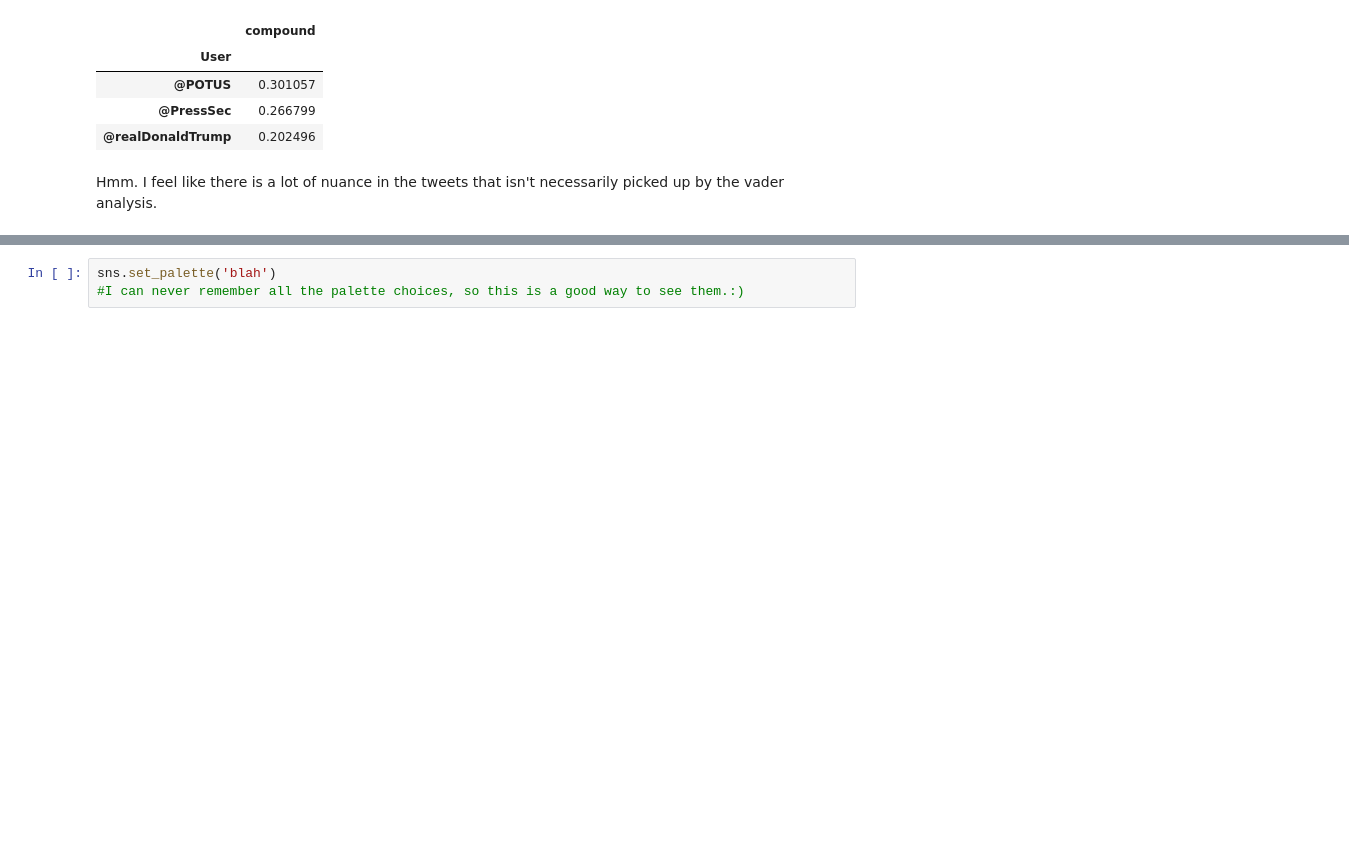
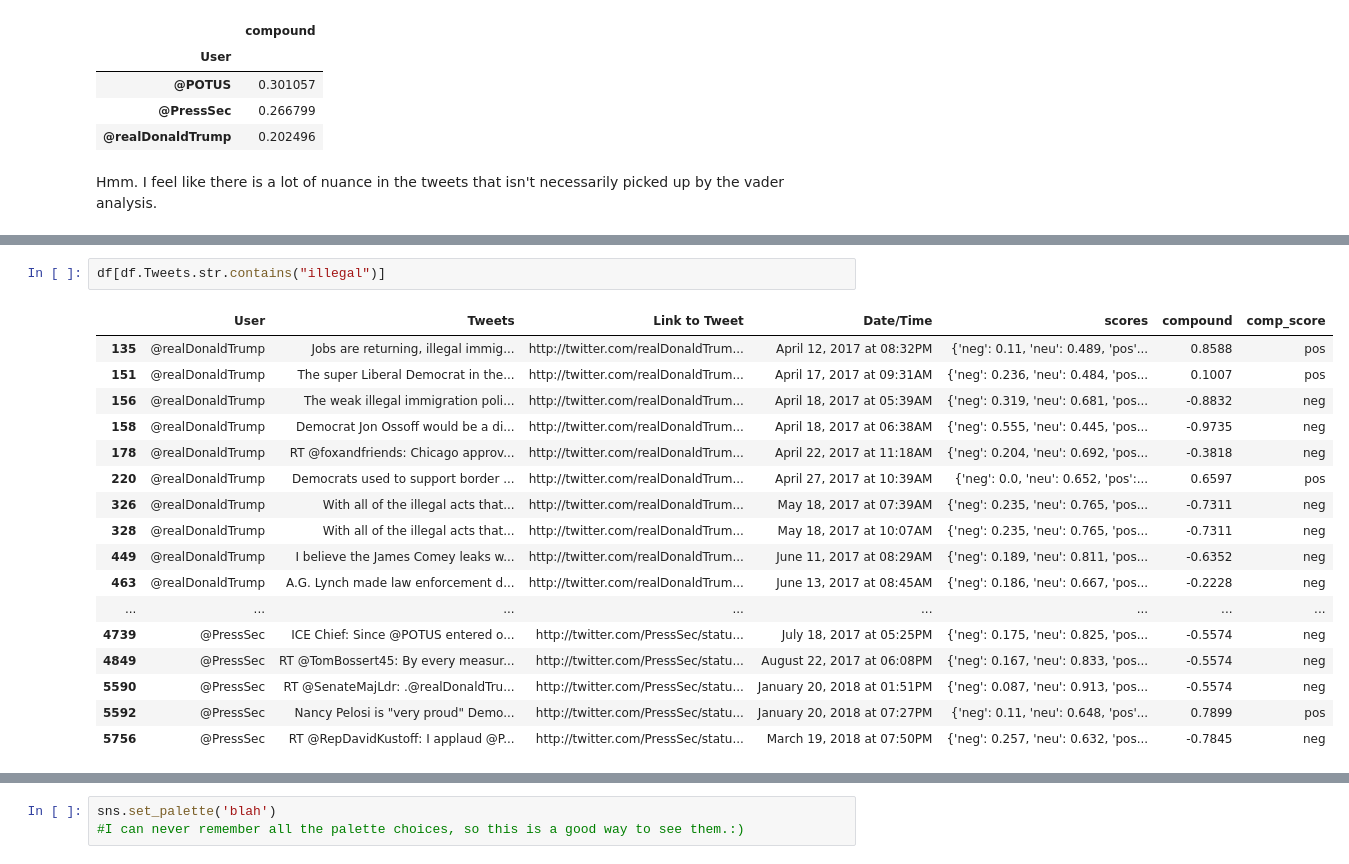
Before and after one commit to maeve70/SentimentAnalysis, a Jupyter notebook: SentimentAnalysis.ipynb, the cells around one changed output, grey strips where cells are left out. Cells and saved outputs as stored; diff of their text form; blank space fills up the shorter version.

```diff
--- a/SentimentAnalysis.ipynb
+++ b/SentimentAnalysis.ipynb
@@ -283,0 +314,20 @@ Hmm. I feel like there is a lot of nuance in the tweets that isn't necessarily p
+# %%
+df[df.Tweets.str.contains("illegal")]
+# %% [output]
+|  | User | Tweets | Link to Tweet | Date/Time | scores | compound | comp_score |
+| 135 | @realDonaldTrump | Jobs are returning, illegal immig... | http://twitter.com/realDonaldTrum... | April 12, 2017 at 08:32PM | {'neg': 0.11, 'neu': 0.489, 'pos'... | 0.8588 | pos |
+| 151 | @realDonaldTrump | The super Liberal Democrat in the... | http://twitter.com/realDonaldTrum... | April 17, 2017 at 09:31AM | {'neg': 0.236, 'neu': 0.484, 'pos... | 0.1007 | pos |
+| 156 | @realDonaldTrump | The weak illegal immigration poli... | http://twitter.com/realDonaldTrum... | April 18, 2017 at 05:39AM | {'neg': 0.319, 'neu': 0.681, 'pos... | -0.8832 | neg |
+| 158 | @realDonaldTrump | Democrat Jon Ossoff would be a di... | http://twitter.com/realDonaldTrum... | April 18, 2017 at 06:38AM | {'neg': 0.555, 'neu': 0.445, 'pos... | -0.9735 | neg |
+| 178 | @realDonaldTrump | RT @foxandfriends: Chicago approv... | http://twitter.com/realDonaldTrum... | April 22, 2017 at 11:18AM | {'neg': 0.204, 'neu': 0.692, 'pos... | -0.3818 | neg |
+| 220 | @realDonaldTrump | Democrats used to support border ... | http://twitter.com/realDonaldTrum... | April 27, 2017 at 10:39AM | {'neg': 0.0, 'neu': 0.652, 'pos':... | 0.6597 | pos |
+| 326 | @realDonaldTrump | With all of the illegal acts that... | http://twitter.com/realDonaldTrum... | May 18, 2017 at 07:39AM | {'neg': 0.235, 'neu': 0.765, 'pos... | -0.7311 | neg |
+| 328 | @realDonaldTrump | With all of the illegal acts that... | http://twitter.com/realDonaldTrum... | May 18, 2017 at 10:07AM | {'neg': 0.235, 'neu': 0.765, 'pos... | -0.7311 | neg |
+| 449 | @realDonaldTrump | I believe the James Comey leaks w... | http://twitter.com/realDonaldTrum... | June 11, 2017 at 08:29AM | {'neg': 0.189, 'neu': 0.811, 'pos... | -0.6352 | neg |
+| 463 | @realDonaldTrump | A.G. Lynch made law enforcement d... | http://twitter.com/realDonaldTrum... | June 13, 2017 at 08:45AM | {'neg': 0.186, 'neu': 0.667, 'pos... | -0.2228 | neg |
+| ... | ... | ... | ... | ... | ... | ... | ... |
+| 4739 | @PressSec | ICE Chief: Since @POTUS entered o... | http://twitter.com/PressSec/statu... | July 18, 2017 at 05:25PM | {'neg': 0.175, 'neu': 0.825, 'pos... | -0.5574 | neg |
+| 4849 | @PressSec | RT @TomBossert45: By every measur... | http://twitter.com/PressSec/statu... | August 22, 2017 at 06:08PM | {'neg': 0.167, 'neu': 0.833, 'pos... | -0.5574 | neg |
+| 5590 | @PressSec | RT @SenateMajLdr: .@realDonaldTru... | http://twitter.com/PressSec/statu... | January 20, 2018 at 01:51PM | {'neg': 0.087, 'neu': 0.913, 'pos... | -0.5574 | neg |
+| 5592 | @PressSec | Nancy Pelosi is "very proud" Demo... | http://twitter.com/PressSec/statu... | January 20, 2018 at 07:27PM | {'neg': 0.11, 'neu': 0.648, 'pos'... | 0.7899 | pos |
+| 5756 | @PressSec | RT @RepDavidKustoff: I applaud @P... | http://twitter.com/PressSec/statu... | March 19, 2018 at 07:50PM | {'neg': 0.257, 'neu': 0.632, 'pos... | -0.7845 | neg |
```
Also changed, not shown: parts of 10 cells of this notebook.
